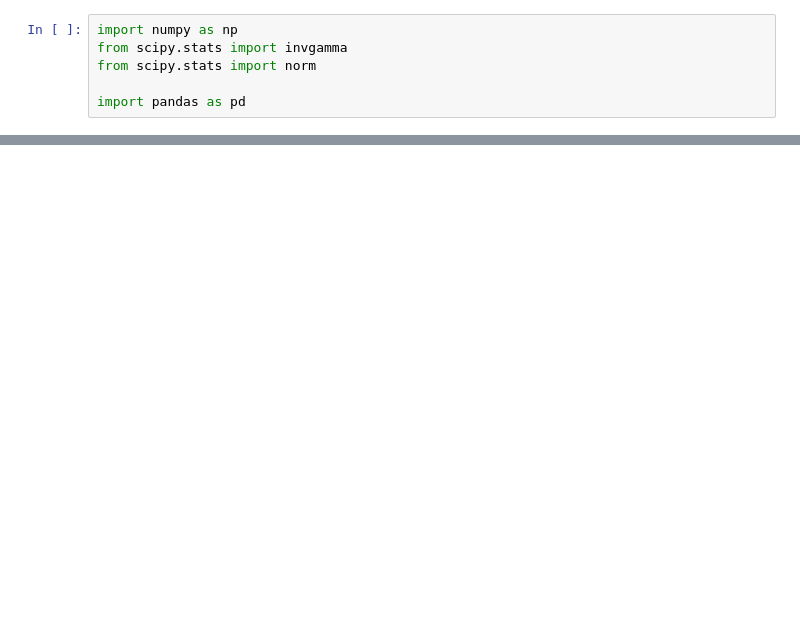
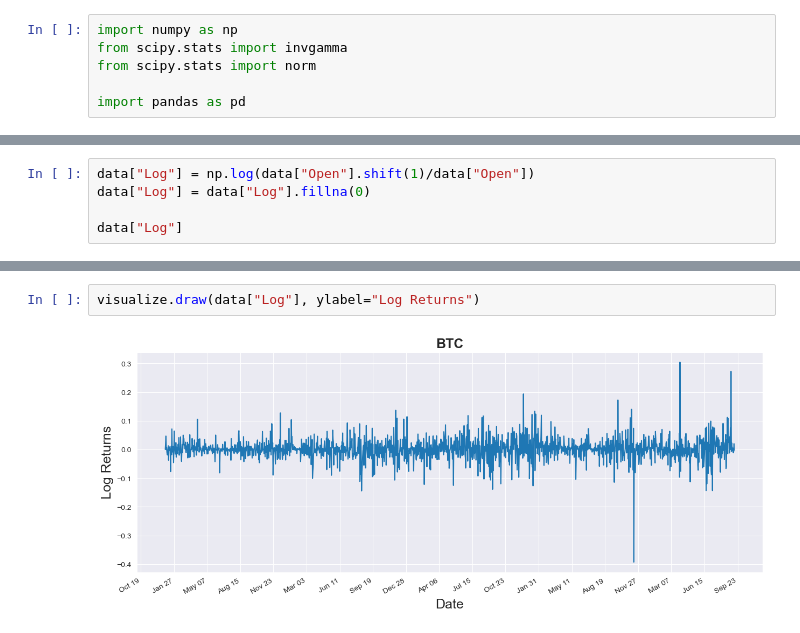
Before and after one commit to XDzzzzzZyq/Gibbs-Sampler, a Jupyter notebook: Gibbs Sampling.ipynb, the cells around one changed output, grey strips where cells are left out. Cells and saved outputs as stored; diff of their text form; blank space fills up the shorter version.

```diff
--- a/Gibbs Sampling.ipynb
+++ b/Gibbs Sampling.ipynb
@@ -44,0 +68,5 @@ plt.show()
+# %%
+data["Log"] = np.log(data["Open"].shift(1)/data["Open"])
+data["Log"] = data["Log"].fillna(0)
+
+data["Log"]
@@ -44,0 +87,4 @@ plt.show()
+# %%
+visualize.draw(data["Log"], ylabel="Log Returns")
+# %% [output]
+[figure, added]
```
Also changed, not shown: parts of 9 cells of this notebook, 2 other files.
